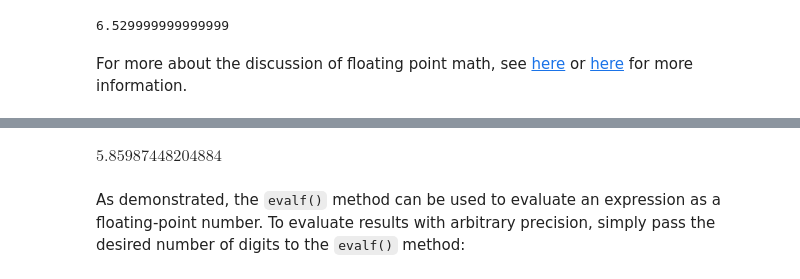
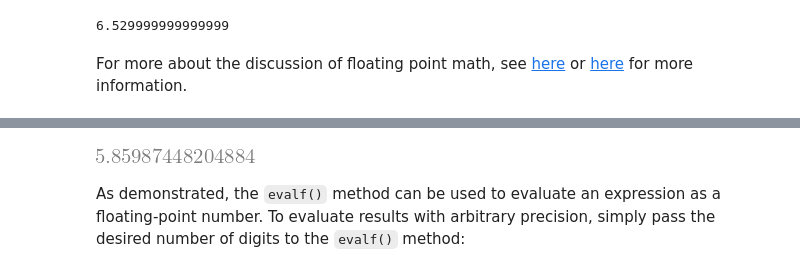
Before and after one commit to phonchi/nsysu-math106A-2023, a Jupyter notebook: static_files/presentations/13_SymPy.ipynb, the cells around one changed output, grey strips where cells are left out. Cells and saved outputs as stored; diff of their text form; code cells hidden in the pictures.

```diff
--- a/static_files/presentations/13_SymPy.ipynb
+++ b/static_files/presentations/13_SymPy.ipynb
@@ -67,7 +78,7 @@ sp.pi**2, sp.pi.evalf()
 # %%
-(sp.pi + sp.exp(1)).evalf()
+(sp.pi + sp.E).evalf()
 # %% [output]
-$\displaystyle 5.85987448204884$
+[figure, added]
 # %% [markdown]
 As demonstrated, the `evalf()` method can be used to evaluate an expression as a floating-point number. To evaluate results with arbitrary precision, simply pass the desired number of digits to the `evalf()` method:
 # %%
```
Also changed, not shown: parts of 79 cells of this notebook.
